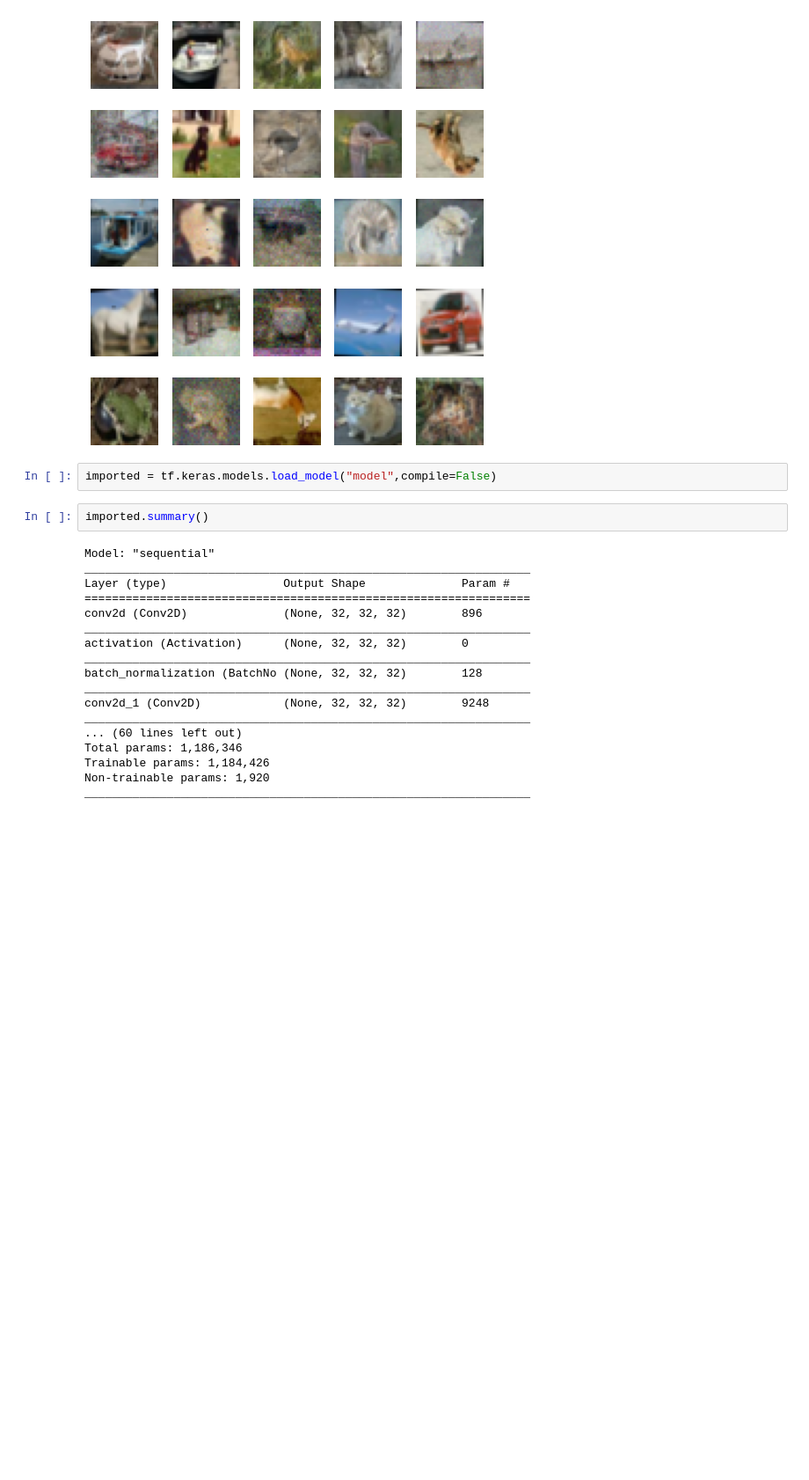
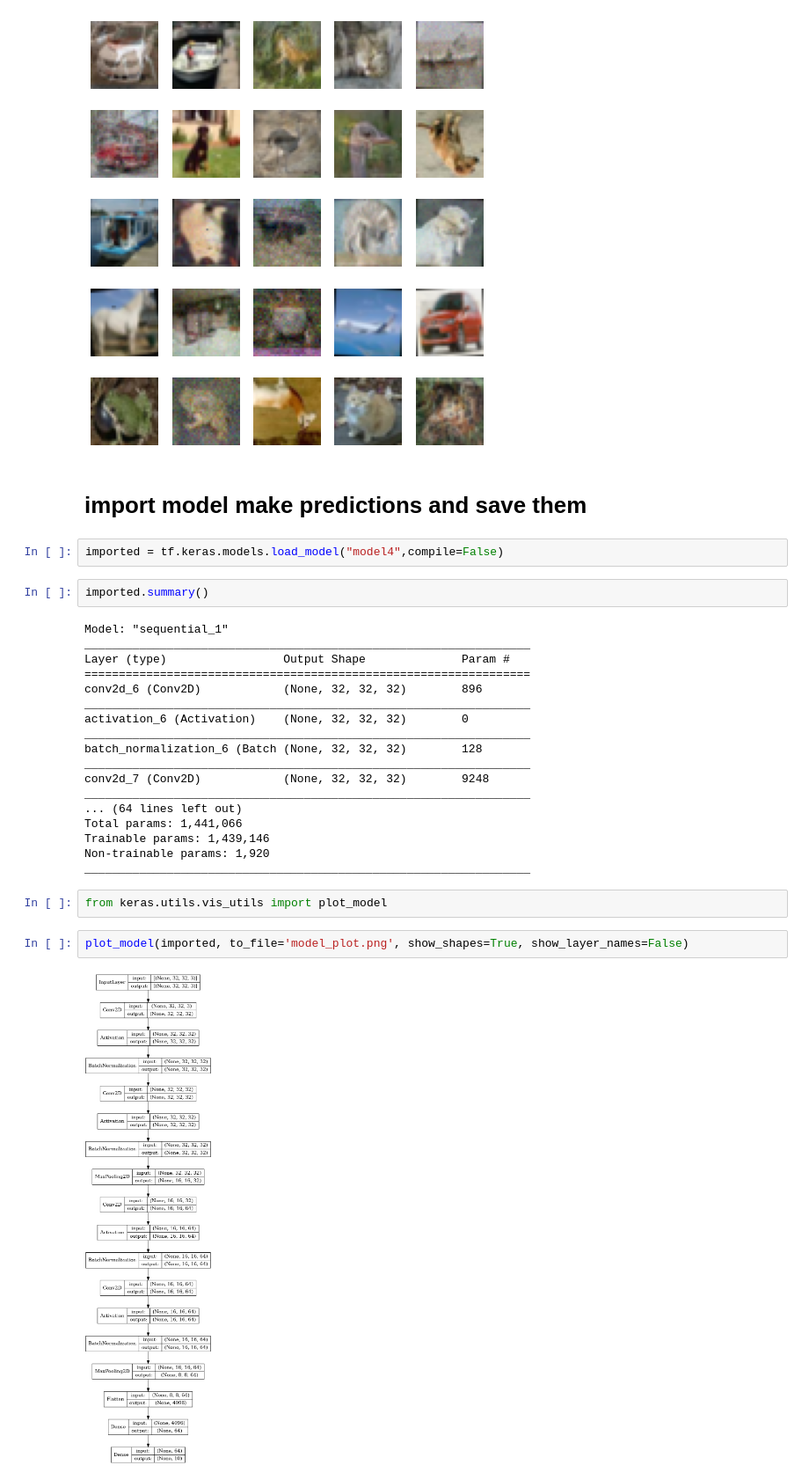
Before and after one commit to wernerolaf/Deep_Learning, a Jupyter notebook: Project2/CONV_local.ipynb, the cells around one changed output. Shown at 88% size. Cells and saved outputs as stored; diff of their text form; blank space fills up the shorter version.

```diff
--- a/Project2/CONV_local.ipynb
+++ b/Project2/CONV_local.ipynb
@@ -185,26 +227,34 @@ for i, ax in enumerate(axes.flat):
 plt.show()
 # %% [output]
 [figure]
+# %% [markdown]
+# import model make predictions and save them
 # %%
-imported = tf.keras.models.load_model("model",compile=False)
+imported = tf.keras.models.load_model("model4",compile=False)
 # %%
 imported.summary()
 # %% [output]
-Model: "sequential"
+Model: "sequential_1"
 _________________________________________________________________
 Layer (type)                 Output Shape              Param #
 =================================================================
-conv2d (Conv2D)              (None, 32, 32, 32)        896
+conv2d_6 (Conv2D)            (None, 32, 32, 32)        896
 _________________________________________________________________
-activation (Activation)      (None, 32, 32, 32)        0
+activation_6 (Activation)    (None, 32, 32, 32)        0
 _________________________________________________________________
-batch_normalization (BatchNo (None, 32, 32, 32)        128
+batch_normalization_6 (Batch (None, 32, 32, 32)        128
 _________________________________________________________________
-conv2d_1 (Conv2D)            (None, 32, 32, 32)        9248
+conv2d_7 (Conv2D)            (None, 32, 32, 32)        9248
 _________________________________________________________________
-... (60 lines left out)
-Total params: 1,186,346
-Trainable params: 1,184,426
+... (64 lines left out)
+Total params: 1,441,066
+Trainable params: 1,439,146
 Non-trainable params: 1,920
 _________________________________________________________________
+# %%
+from keras.utils.vis_utils import plot_model
+# %%
+plot_model(imported, to_file='model_plot.png', show_shapes=True, show_layer_names=False)
+# %% [output]
+[figure, added]
 # %%
```
Also changed, not shown: parts of 26 cells of this notebook, 1 other file.
